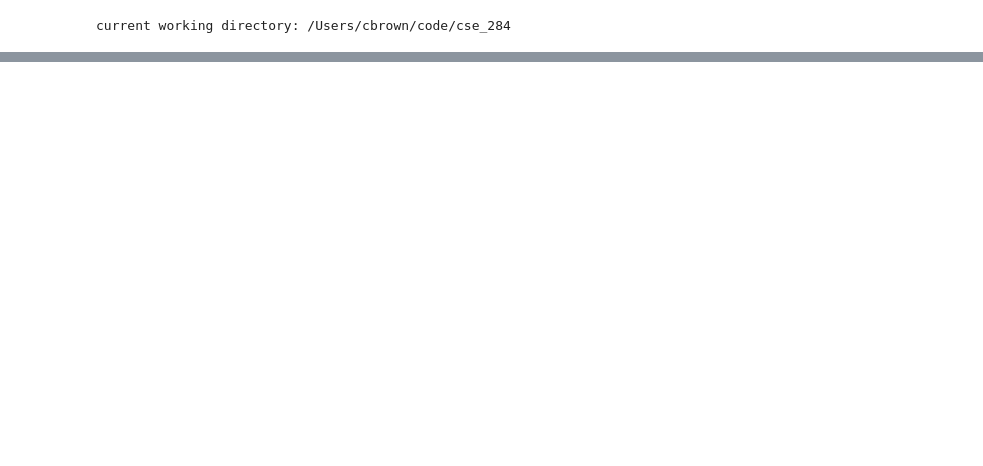
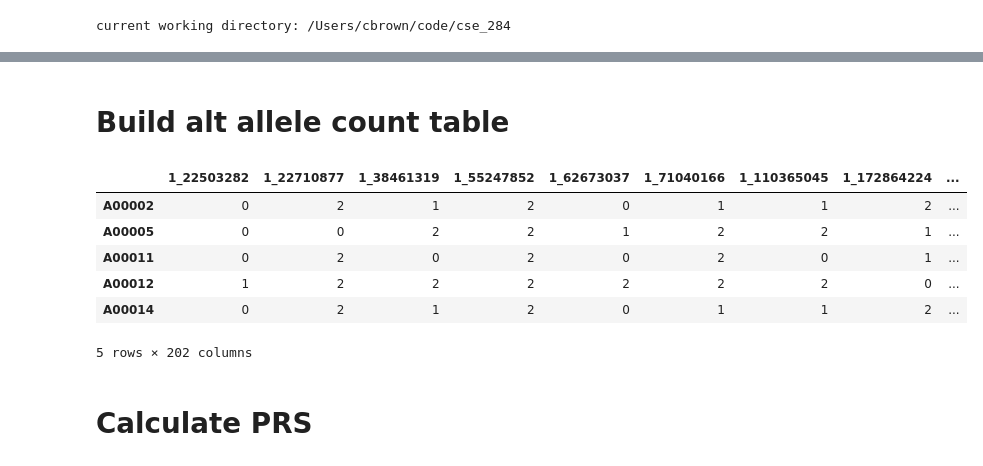
Before and after one commit to chrisrbrown15/CSE284_ML4PRS, a Jupyter notebook: notebooks/c_t_prs.ipynb, the cells around one changed output, grey strips where cells are left out. Cells and saved outputs as stored; diff of their text form; code cells hidden in the pictures; blank space fills up the shorter version.

```diff
--- a/notebooks/c_t_prs.ipynb
+++ b/notebooks/c_t_prs.ipynb
@@ -25,0 +92,36 @@ crc_snp.head()
+# %% [markdown]
+# Build alt allele count table
+# %%
+CHR_POS = []
+SAMPLE_IDS = vcf.samples
+COLUMNS = []
+
+for variant in vcf:
+    if variant.INFO['MAF'] < 0.005:
+        continue
+    chrom, pos, ref, alt = variant.CHROM, variant.POS, variant.REF, variant.ALT
+    CHR_POS.append(str(chrom) + '_' + str(pos))
+    # check if effect allele is alt allele
+    subset = df_sum_stats.loc[(df_sum_stats.CHR == chrom) & (df_sum_stats['POS (GRCh37)'] == pos)]
+    assert len(subset) == 1
+    subset = subset.iloc[0]
+    sums = []
+    for a,b,_ in variant.genotypes:
+        if subset.EFFECT_ALLELE == alt:
+            sums.append(a+b)
+        else:
+            sums.append(2 - a - b)
+    COLUMNS.append(sums)
+
+df_alt_counts = pd.DataFrame(data = COLUMNS, index = CHR_POS, columns=SAMPLE_IDS).T
+df_alt_counts.head()
+# %% [output]
+|  | 1_22503282 | 1_22710877 | 1_38461319 | 1_55247852 | 1_62673037 | 1_71040166 | 1_110365045 | 1_172864224 | ... |
+| A00002 | 0 | 2 | 1 | 2 | 0 | 1 | 1 | 2 | ... |
+| A00005 | 0 | 0 | 2 | 2 | 1 | 2 | 2 | 1 | ... |
+| A00011 | 0 | 2 | 0 | 2 | 0 | 2 | 0 | 1 | ... |
+| A00012 | 1 | 2 | 2 | 2 | 2 | 2 | 2 | 0 | ... |
+| A00014 | 0 | 2 | 1 | 2 | 0 | 1 | 1 | 2 | ... |
+5 rows × 202 columns
+# %% [markdown]
+# Calculate PRS
```
Also changed, not shown: parts of 16 cells of this notebook.
